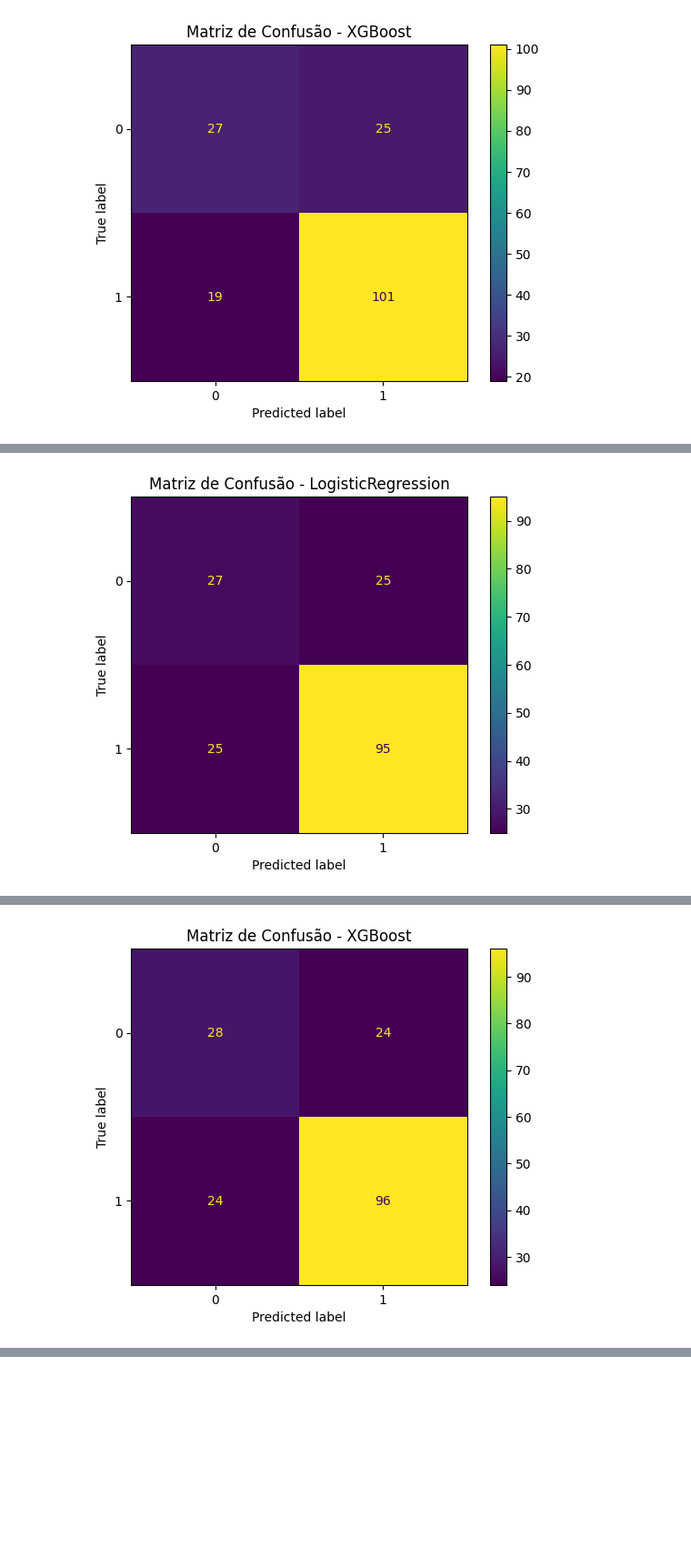
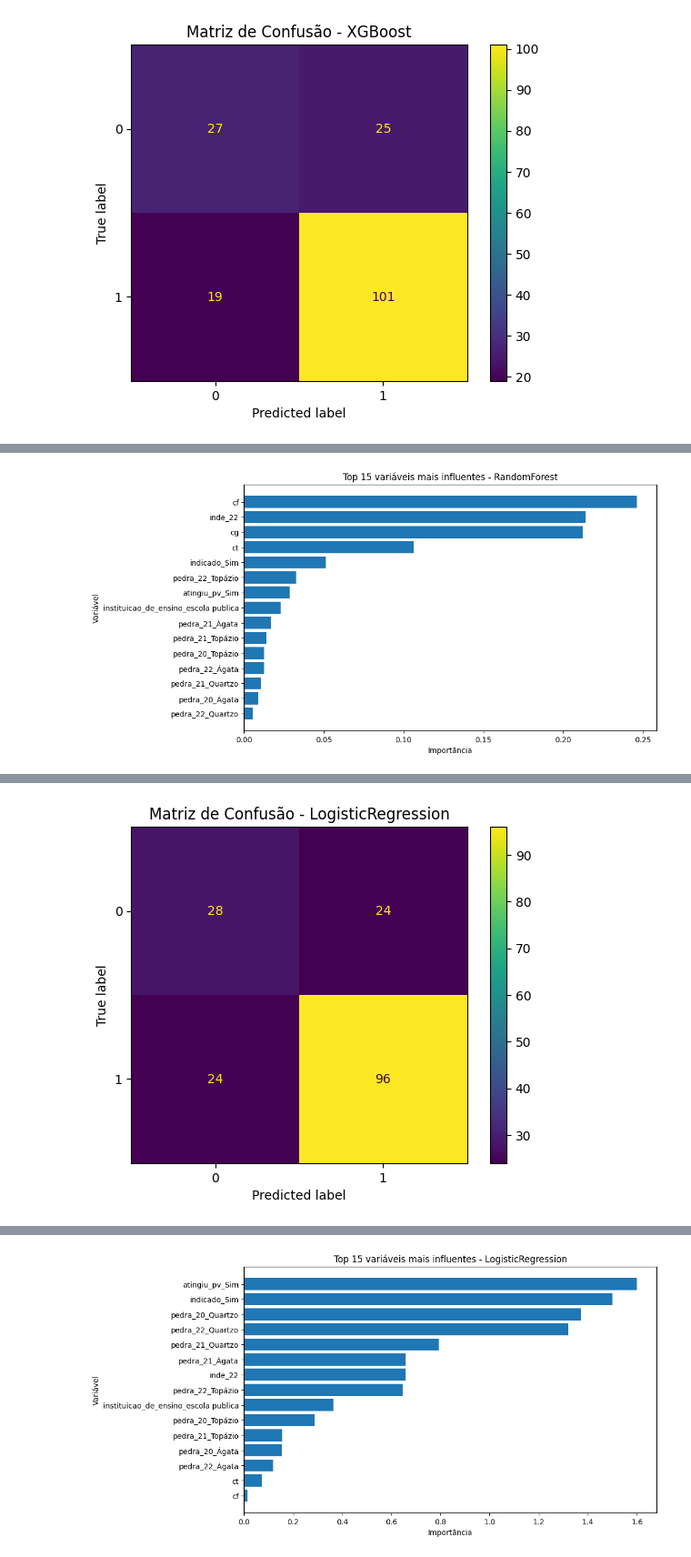
Before and after one commit to airtonstocco/datathon-fase5, a Jupyter notebook: notebooks/analysis.ipynb, the cells around one changed output, grey strips where cells are left out. Shown at 91% size. Cells and saved outputs as stored; diff of their text form; code cells hidden in the pictures; blank space fills up the shorter version.

```diff
--- a/notebooks/analysis.ipynb
+++ b/notebooks/analysis.ipynb
@@ -441,7 +441,7 @@ class_0_over = resample(
     random_state=42
 )
 
-train_bal = pd.concat([class_0_over, class_1])
+train_bal = pd.concat([class_0_over, class_1]).sample(frac=1, random_state=42)
 
 X_train_bal = train_bal[features]
 y_train_bal = train_bal["target"]
@@ -452,10 +452,42 @@ y_train_bal = train_bal["target"]
 
 def find_balanced_threshold(y_true, y_prob):
     precisions, recalls, thresholds = precision_recall_curve(y_true, y_prob)
-    diff = np.abs(precisions - recalls)
+
+    # evita erro caso thresholds venha vazio
+    if len(thresholds) == 0:
+        return 0.5
+
+    diff = np.abs(precisions[:-1] - recalls[:-1])
     best_index = np.argmin(diff)
 
     return thresholds[best_index]
+
+# -----------------------------
+# Função para importância das variáveis
+# -----------------------------
+
+def get_feature_importance(model, feature_names):
+    """
+    Retorna dataframe com a importância/influência das variáveis
+    de acordo com o tipo de modelo.
+    """
+
+    if hasattr(model, "feature_importances_"):
+        importance = model.feature_importances_
+
+    elif hasattr(model, "coef_"):
+        # Regressão logística: usar valor absoluto dos coeficientes
+        importance = np.abs(model.coef_[0])
+
+    else:
+        return None
+
+    importance_df = pd.DataFrame({
+        "feature": feature_names,
+        "importance": importance
+    }).sort_values(by="importance", ascending=False)
+
+    return importance_df
 
 # -----------------------------
 # Modelos
@@ -504,9 +536,9 @@ for name, model in models.items():
     print(f"Threshold equilibrado: {best_threshold:.3f}")
 
     acc = accuracy_score(y_test, y_pred)
-    precision = precision_score(y_test, y_pred)
-    recall = recall_score(y_test, y_pred)
-    f1 = f1_score(y_test, y_pred)
+    precision = precision_score(y_test, y_pred, zero_division=0)
+    recall = recall_score(y_test, y_pred, zero_division=0)
+    f1 = f1_score(y_test, y_pred, zero_division=0)
     roc = roc_auc_score(y_test, y_prob)
 
     print(f"Acurácia: {acc:.3f}")
@@ -516,7 +548,11 @@ for name, model in models.items():
     print(f"ROC AUC: {roc:.3f}")
 
     print("\nClassification Report:")
-    print(classification_report(y_test, y_pred))
+    print(classification_report(y_test, y_pred, zero_division=0))
+
+    # -----------------------------
+    # Matriz de confusão
+    # -----------------------------
 
     cm = confusion_matrix(y_test, y_pred)
 
@@ -525,4 +561,26 @@ for name, model in models.items():
 
     plt.title(f"Matriz de Confusão - {name}")
     plt.show()
+
+    # -----------------------------
+    # Influência / importância das variáveis
+    # -----------------------------
+
+    importance_df = get_feature_importance(model, features)
+
+    if importance_df is not None:
+        print("\nTop 15 variáveis mais influentes:")
+        print(importance_df.head(15).to_string(index=False))
+
+        top_n = 15
+        plot_df = importance_df.head(top_n).sort_values(by="importance", ascending=True)
+
+        plt.figure(figsize=(10, 6))
+        plt.barh(plot_df["feature"], plot_df["importance"])
+        plt.title(f"Top {top_n} variáveis mais influentes - {name}")
+        plt.xlabel("Importância")
+        plt.ylabel("Variável")
+        plt.show()
+    else:
+        print("\nEsse modelo não possui atributo nativo simples de importância de variáveis.")
 # %% [output]
@@ -565,0 +624 @@ weighted avg       0.71      0.71      0.71       172
+[figure, new version]
@@ -574 +643,0 @@ Please also refer to the documentation for alternative solver options:
-[figure, old version]
@@ -594 +652 @@ weighted avg       0.72      0.72      0.72       172
-[figure, old version]
+[figure, new version]
@@ -594,0 +670 @@ weighted avg       0.72      0.72      0.72       172
+[figure, added]
```
Also changed, not shown: parts of 1 cell of this notebook, 3 other files.
